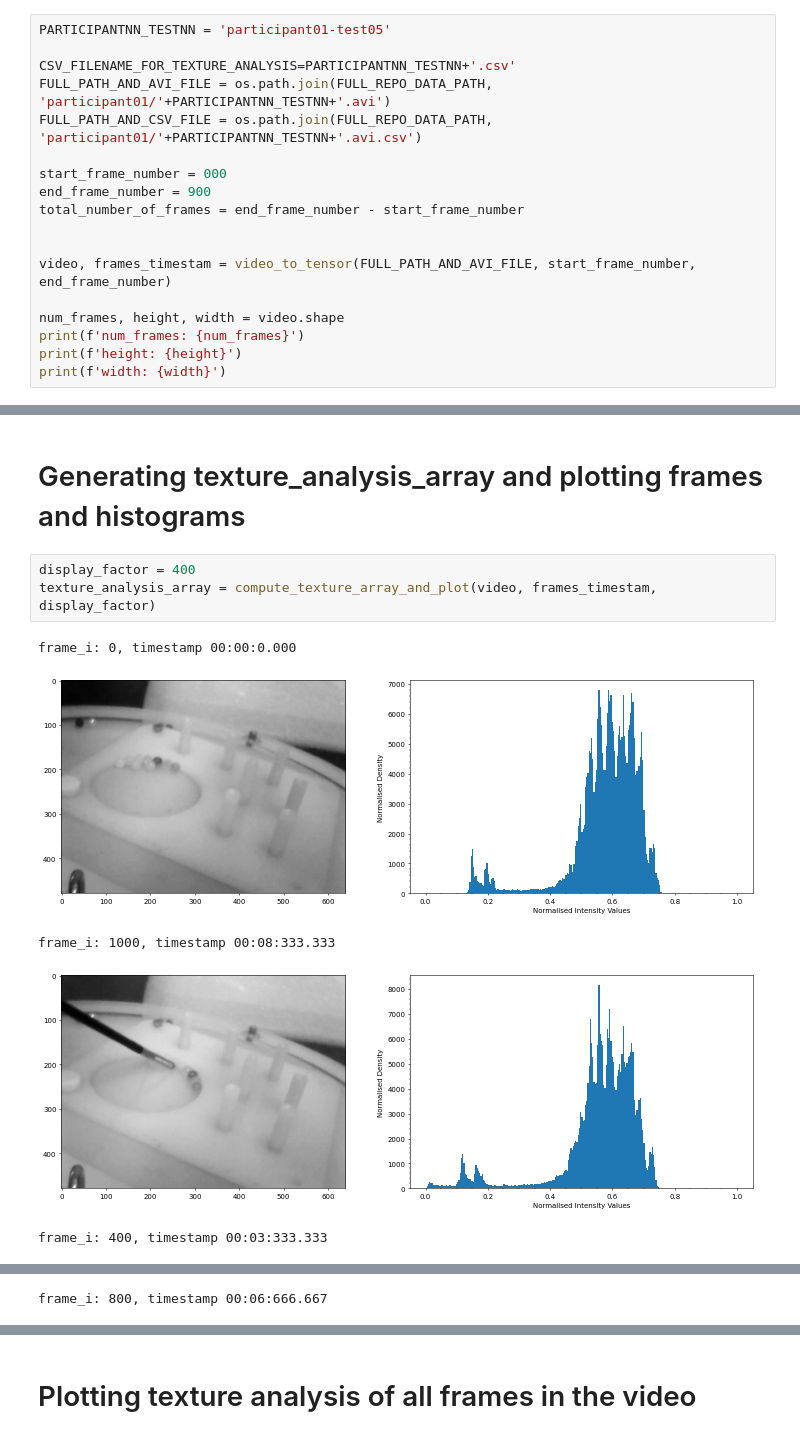
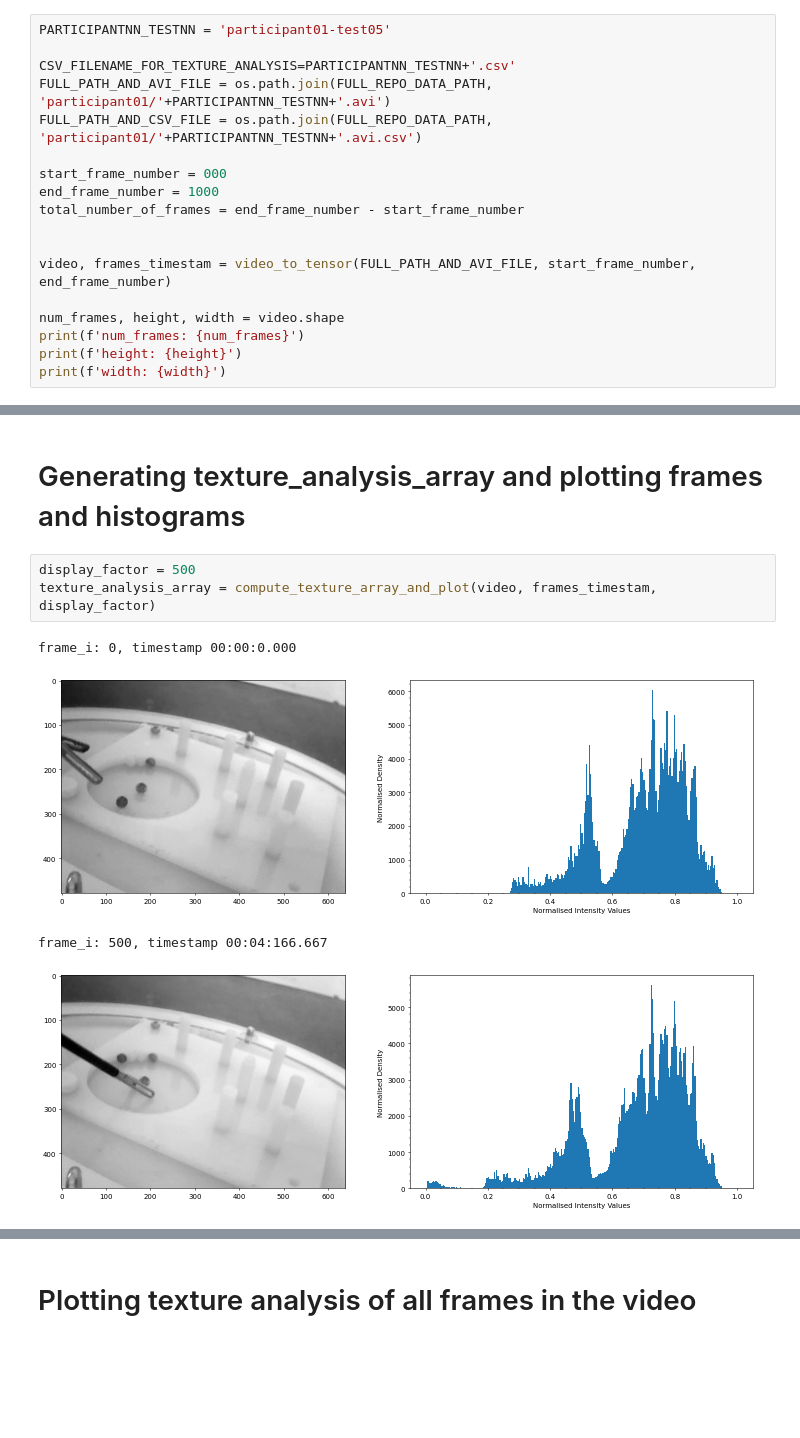
Before and after one commit to mxochicale/sentient, a Jupyter notebook: rtt4ssa/data_analysis/analysis_of_data_from_multiple-files.ipynb, the cells around one changed output, grey strips where cells are left out. Drawn from its saved outputs; the diff is of its cells as text; blank space fills up the shorter version.

```diff
--- a/rtt4ssa/data_analysis/analysis_of_data_from_multiple-files.ipynb
+++ b/rtt4ssa/data_analysis/analysis_of_data_from_multiple-files.ipynb
@@ -90,7 +90,7 @@ FULL_PATH_AND_AVI_FILE = os.path.join(FULL_REPO_DATA_PATH, 'participant01/'+PART
 FULL_PATH_AND_CSV_FILE = os.path.join(FULL_REPO_DATA_PATH, 'participant01/'+PARTICIPANTNN_TESTNN+'.avi.csv')
 
 start_frame_number = 000
-end_frame_number = 900
+end_frame_number = 1000
 total_number_of_frames = end_frame_number - start_frame_number
 
 
@@ -112,11 +112,10 @@ width: 640
 # %% [markdown]
 # Generating texture_analysis_array and plotting frames and histograms
 # %%
-display_factor = 400
+display_factor = 500
 texture_analysis_array = compute_texture_array_and_plot(video, frames_timestam, display_factor)
 # %% [output]
 frame_i: 0, timestamp 00:00:0.000
-[figure, old version]
+[figure, new version]
-frame_i: 1000, timestamp 00:08:333.333
+frame_i: 500, timestamp 00:04:166.667
-[figure, old version]
+[figure, new version]
-frame_i: 400, timestamp 00:03:333.333
@@ -124 +121,0 @@ frame_i: 400, timestamp 00:03:333.333
-frame_i: 800, timestamp 00:06:666.667
```
Also changed, not shown: parts of 4 cells of this notebook, 1 other file.
